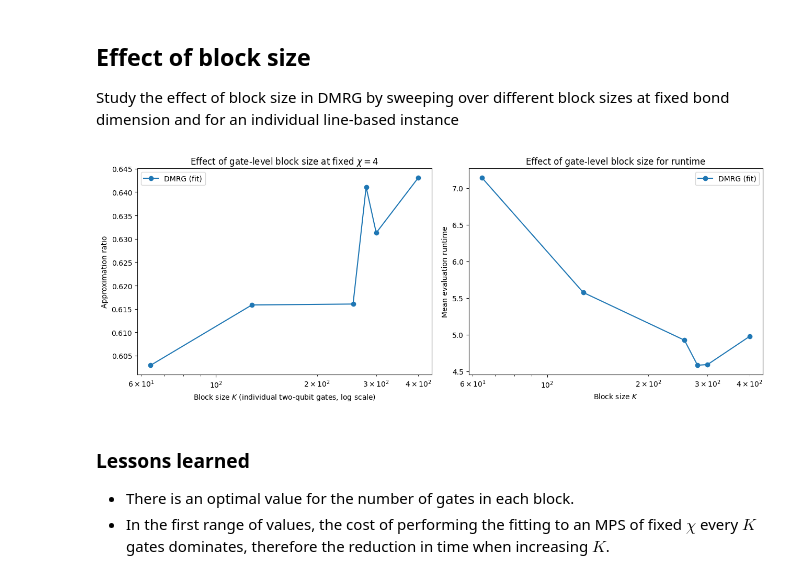
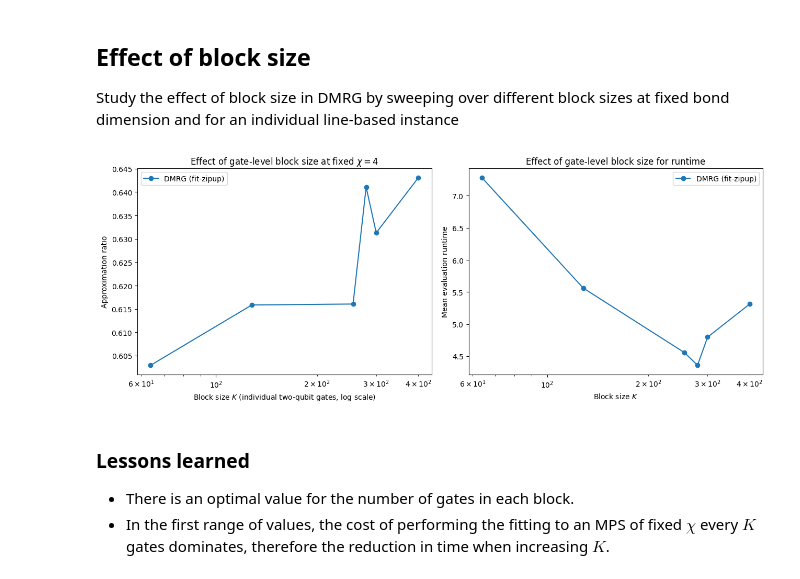
Before and after one commit to Joel323/qaoa_training_pipeline, a Jupyter notebook: how_tos/dmrg_qaoa.ipynb, the cells around one changed output. Cells and saved outputs as stored; diff of their text form; code cells hidden in the pictures.

```diff
--- a/how_tos/dmrg_qaoa.ipynb
+++ b/how_tos/dmrg_qaoa.ipynb
@@ -327,17 +162,16 @@ methods = {
     "MPSEvaluator": lambda chi: MPSEvaluator(
         bond_dim_circuit=chi, threshold_circuit=1e-14, use_swap_strategy=True
     ),
-    # "MPSAerEvaluator": lambda chi: MPSAerEvaluator(
-    #     {
-    #         "matrix_product_state_max_bond_dimension": chi,
-    #         "matrix_product_state_truncation_threshold": 1e-14,
-    #     }
-    # ),
     "DMRG (growth unbounded)": lambda chi: DMRGStyleEvaluator(
-        chi, gates_per_block=gates_per_block, method="fit", swap_strategy=None
+        compress_max_bond=chi,
+        gates_per_block=gates_per_block,
+        method="fit-zipup",
     ),
     "DMRG (growth bounded = 32)": lambda chi: DMRGStyleEvaluator(
-        chi, growth_max_bond=32, gates_per_block=gates_per_block, method="fit", swap_strategy=None
+        compress_max_bond=chi,
+        growth_max_bond=32,
+        gates_per_block=gates_per_block,
+        method="fit-zipup",
     ),
 }
 
@@ -515,39 +349,39 @@ gate_block_sizes = [
 cost_ops = groups[depth][10]["cost_ops"]
 params = groups[depth][10]["opt_angles"]
 s_weights = groups[depth][10]["sums_of_weights"]
 m_maxs = groups[depth][10]["max_cuts"]
 m_mins = groups[depth][10]["min_cuts"]
 
-approx_ratio_k = {"DMRG (fit)": []}
+approx_ratio_k = {"DMRG (fit-zipup)": []}
 runtimes = []
 for k in gate_block_sizes:
     ratios = []
     start = time.time()
     for cost_op, params_opt, s_weight, m_min, m_max in zip(
         cost_ops, params, s_weights, m_mins, m_maxs
     ):
         e_fit = DMRGStyleEvaluator(
-            chi_fixed, gates_per_block=k, method="fit", swap_strategy=None
+            chi_fixed, gates_per_block=k, method="fit-zipup", swap_strategy=None
         ).evaluate(cost_op, params_opt)
         ratios.append(approximation_ratio(e_fit, s_weight, m_min, m_max))
-    approx_ratio_k["DMRG (fit)"].append(np.mean(ratios))
+    approx_ratio_k["DMRG (fit-zipup)"].append(np.mean(ratios))
     runtimes.append((time.time() - start) / n_instances_per_group)
 fig, (ax, ax_time) = plt.subplots(1, 2, figsize=(13, 5))
-ax.plot(gate_block_sizes, approx_ratio_k["DMRG (fit)"], "o-", label="DMRG (fit)")
+ax.plot(gate_block_sizes, approx_ratio_k["DMRG (fit-zipup)"], "o-", label="DMRG (fit-zipup)")
 ax.set_xscale("log")
 ax.set_xlabel(r"Block size $K$ (individual two-qubit gates, log scale)")
 ax.set_ylabel("Approximation ratio")
 ax.set_title(rf"Effect of gate-level block size at fixed $\chi={chi_fixed}$")
 ax.legend()
-ax_time.plot(gate_block_sizes, runtimes, "o-", label="DMRG (fit)")
+ax_time.plot(gate_block_sizes, runtimes, "o-", label="DMRG (fit-zipup)")
 ax_time.set_xscale("log")
 ax_time.set_xlabel(r"Block size $K$")
 ax_time.set_ylabel("Mean evaluation runtime")
 ax_time.set_title("Effect of gate-level block size for runtime")
 ax_time.legend()
 fig.tight_layout()
 # %% [output]
-[figure, old version]
+[figure, new version]
 # %% [markdown]
 ### Lessons learned
 - There is an optimal value for the number of gates in each block.
```
Also changed, not shown: parts of 4 cells of this notebook, 1 other file.
